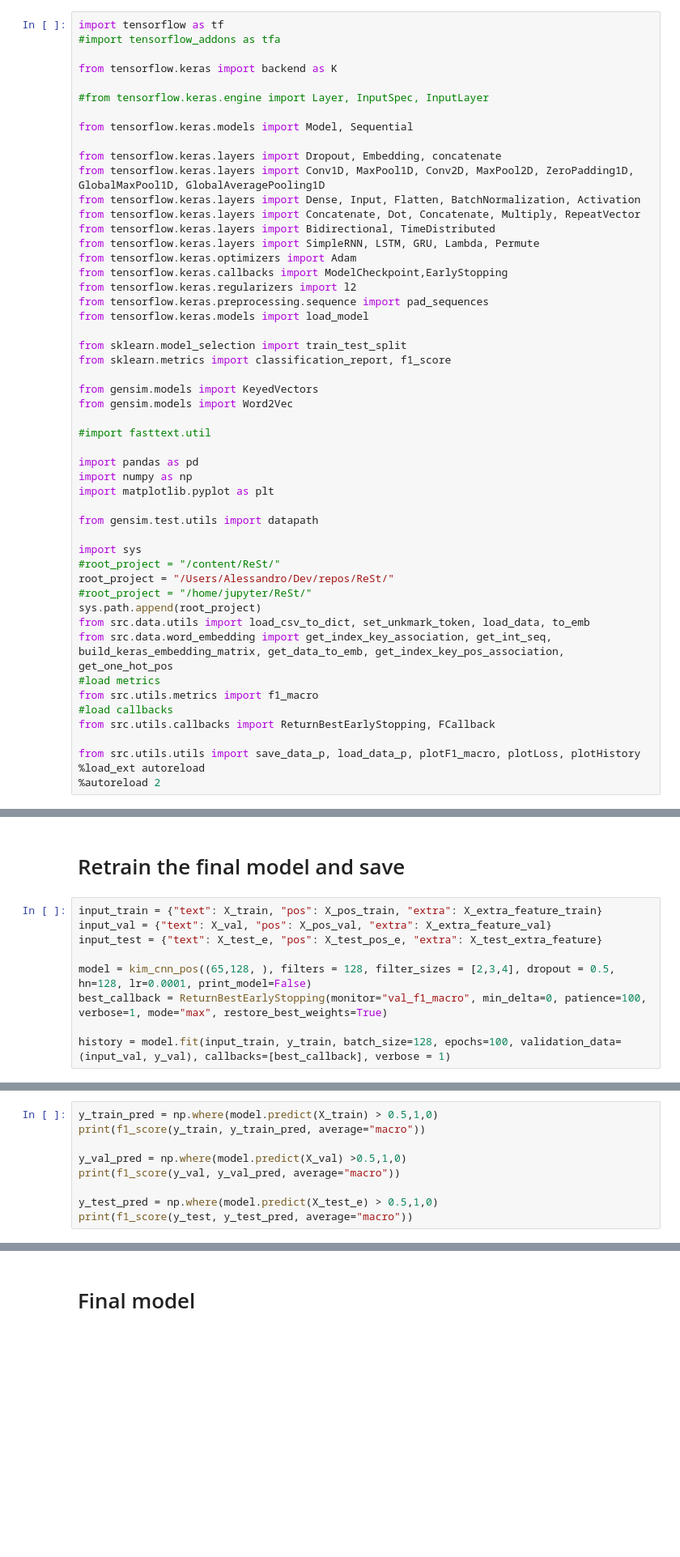
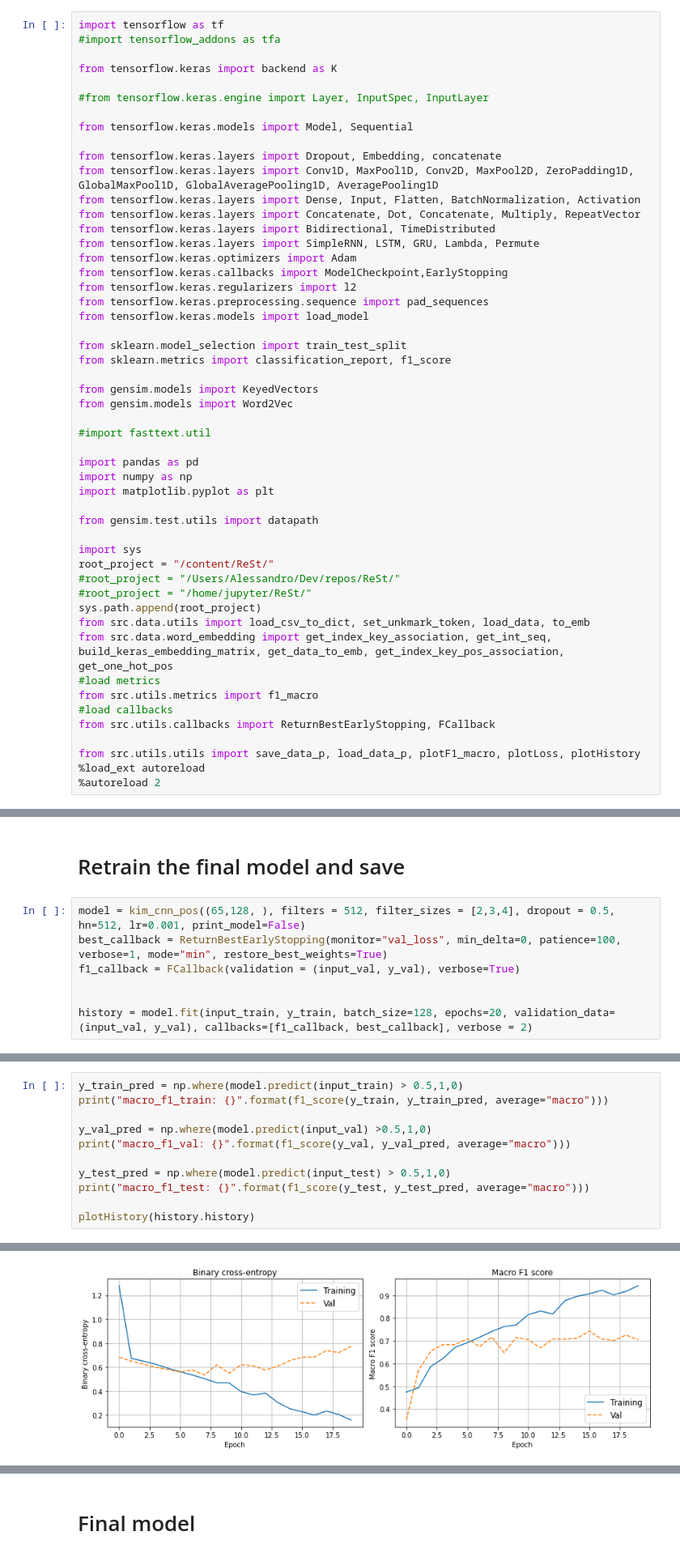
Before and after one commit to alessandrocuda/ReSt, a Jupyter notebook: notebooks/ReStCnn/Kim_CNN_pos_extra.ipynb, the cells around one changed output, grey strips where cells are left out. Shown at 81% size. Drawn from its saved outputs; the diff is of its cells as text; blank space fills up the shorter version.

Commit message:
publish D-KCNN model

```diff
--- a/notebooks/ReStCnn/Kim_CNN_pos_extra.ipynb
+++ b/notebooks/ReStCnn/Kim_CNN_pos_extra.ipynb
@@ -34,7 +27,7 @@ from tensorflow.keras import backend as K
 from tensorflow.keras.models import Model, Sequential
 
 from tensorflow.keras.layers import Dropout, Embedding, concatenate
-from tensorflow.keras.layers import Conv1D, MaxPool1D, Conv2D, MaxPool2D, ZeroPadding1D, GlobalMaxPool1D, GlobalAveragePooling1D
+from tensorflow.keras.layers import Conv1D, MaxPool1D, Conv2D, MaxPool2D, ZeroPadding1D, GlobalMaxPool1D, GlobalAveragePooling1D, AveragePooling1D
 from tensorflow.keras.layers import Dense, Input, Flatten, BatchNormalization, Activation
 from tensorflow.keras.layers import Concatenate, Dot, Concatenate, Multiply, RepeatVector
 from tensorflow.keras.layers import Bidirectional, TimeDistributed
@@ -60,8 +53,8 @@ import matplotlib.pyplot as plt
 from gensim.test.utils import datapath
 
 import sys
-#root_project = "/content/ReSt/"
-root_project = "/Users/Alessandro/Dev/repos/ReSt/"
+root_project = "/content/ReSt/"
+#root_project = "/Users/Alessandro/Dev/repos/ReSt/"
 #root_project = "/home/jupyter/ReSt/"
 sys.path.append(root_project)
 from src.data.utils import load_csv_to_dict, set_unkmark_token, load_data, to_emb
@@ -352,11 +369,9 @@ df_result.sort_values(by=['val_f1_macro_mean'], ascending=False)[0:3][["hyper_pa
 # %% [markdown]
 # Retrain the final model and save
 # %%
-input_train = {"text": X_train, "pos": X_pos_train, "extra": X_extra_feature_train}
-input_val = {"text": X_val, "pos": X_pos_val, "extra": X_extra_feature_val}
-input_test = {"text": X_test_e, "pos": X_test_pos_e, "extra": X_test_extra_feature}
+model = kim_cnn_pos((65,128, ), filters = 512, filter_sizes = [2,3,4], dropout = 0.5, hn=512, lr=0.001, print_model=False)
+best_callback = ReturnBestEarlyStopping(monitor="val_loss", min_delta=0, patience=100, verbose=1, mode="min", restore_best_weights=True)
+f1_callback = FCallback(validation = (input_val, y_val), verbose=True)
 
-model = kim_cnn_pos((65,128, ), filters = 128, filter_sizes = [2,3,4], dropout = 0.5, hn=128, lr=0.0001, print_model=False)
-best_callback = ReturnBestEarlyStopping(monitor="val_f1_macro", min_delta=0, patience=100, verbose=1, mode="max", restore_best_weights=True)
 
-history = model.fit(input_train, y_train, batch_size=128, epochs=100, validation_data=(input_val, y_val), callbacks=[best_callback], verbose = 1)
+history = model.fit(input_train, y_train, batch_size=128, epochs=20, validation_data=(input_val, y_val), callbacks=[f1_callback, best_callback], verbose = 2)
@@ -363,9 +397,12 @@ history = model.fit(input_train, y_train, batch_size=128, epochs=100, validation
 # %%
-y_train_pred = np.where(model.predict(X_train) > 0.5,1,0)
-print(f1_score(y_train, y_train_pred, average="macro"))
+y_train_pred = np.where(model.predict(input_train) > 0.5,1,0)
+print("macro_f1_train: {}".format(f1_score(y_train, y_train_pred, average="macro")))
 
-y_val_pred = np.where(model.predict(X_val) >0.5,1,0)
-print(f1_score(y_val, y_val_pred, average="macro"))
+y_val_pred = np.where(model.predict(input_val) >0.5,1,0)
+print("macro_f1_val: {}".format(f1_score(y_val, y_val_pred, average="macro")))
 
-y_test_pred = np.where(model.predict(X_test_e) > 0.5,1,0)
-print(f1_score(y_test, y_test_pred, average="macro"))
+y_test_pred = np.where(model.predict(input_test) > 0.5,1,0)
+print("macro_f1_test: {}".format(f1_score(y_test, y_test_pred, average="macro")))
+
+plotHistory(history.history)
+# %% [output]
@@ -371,0 +412 @@ print(f1_score(y_test, y_test_pred, average="macro"))
+[figure, added]
```
Also changed, not shown: parts of 16 cells of this notebook, 3 other files.
